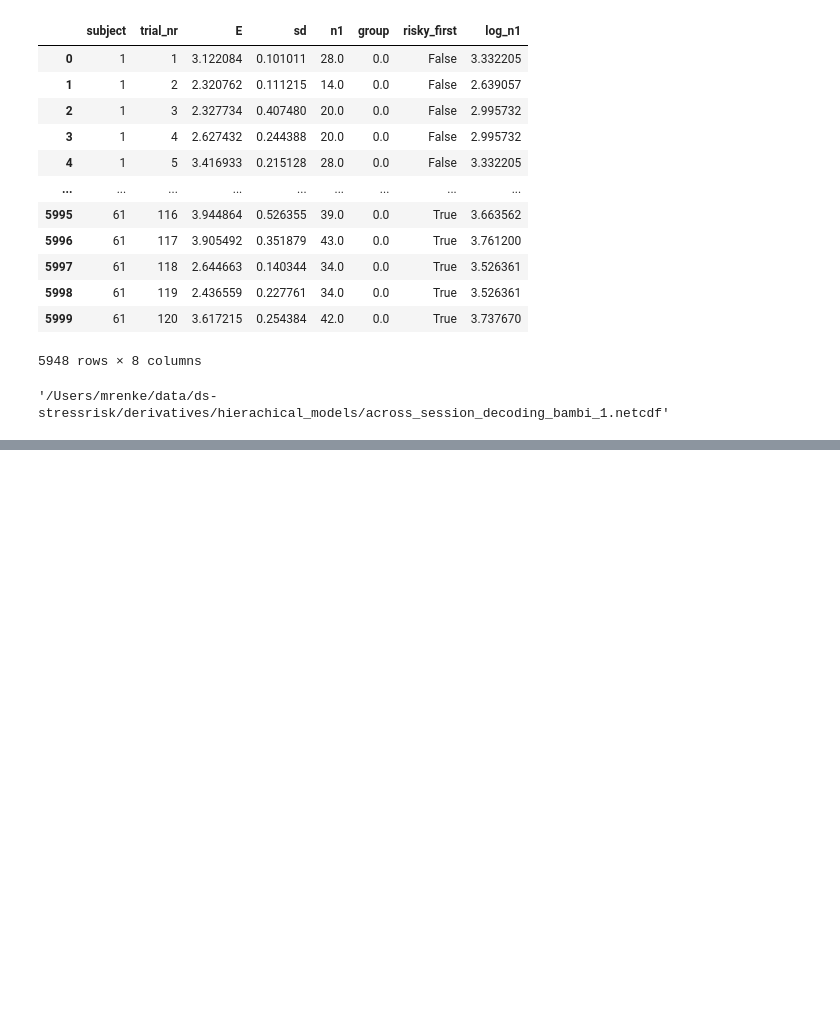
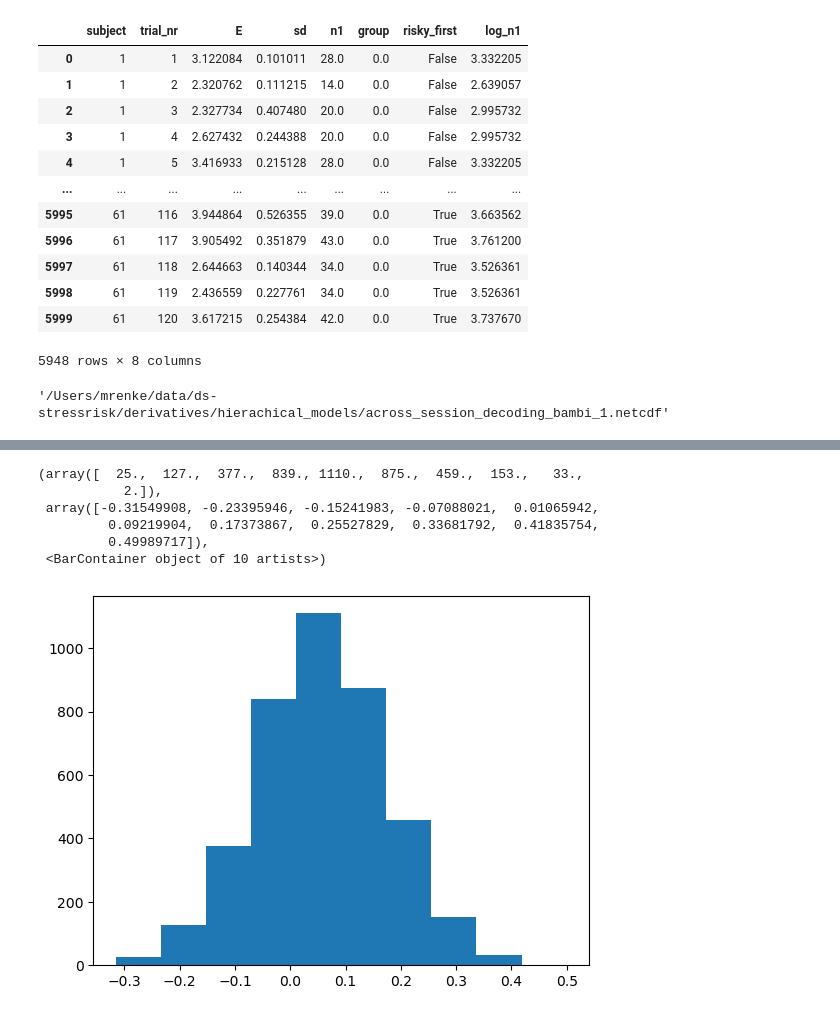
Before and after one commit to Gilles86/stress_risk, a Jupyter notebook: stress_risk/analyse_results/decode_ses1-en_ses2-de_ana.ipynb, the cells around one changed output, grey strips where cells are left out. Saved outputs shown, nothing was run; the diff lists cells and outputs as text; code cells hidden in the pictures; blank space fills up the shorter version.

```diff
--- a/stress_risk/analyse_results/decode_ses1-en_ses2-de_ana.ipynb
+++ b/stress_risk/analyse_results/decode_ses1-en_ses2-de_ana.ipynb
@@ -200,0 +222,10 @@ Inference data with groups:
+# %%
+plt.hist(post_group)
+# %% [output]
+(array([  25.,  127.,  377.,  839., 1110.,  875.,  459.,  153.,   33.,
+           2.]),
+ array([-0.31549908, -0.23395946, -0.15241983, -0.07088021,  0.01065942,
+         0.09219904,  0.17373867,  0.25527829,  0.33681792,  0.41835754,
+         0.49989717]),
+ <BarContainer object of 10 artists>)
+[figure, added]
```
Also changed, not shown: parts of 2 cells of this notebook, 20 other files.
